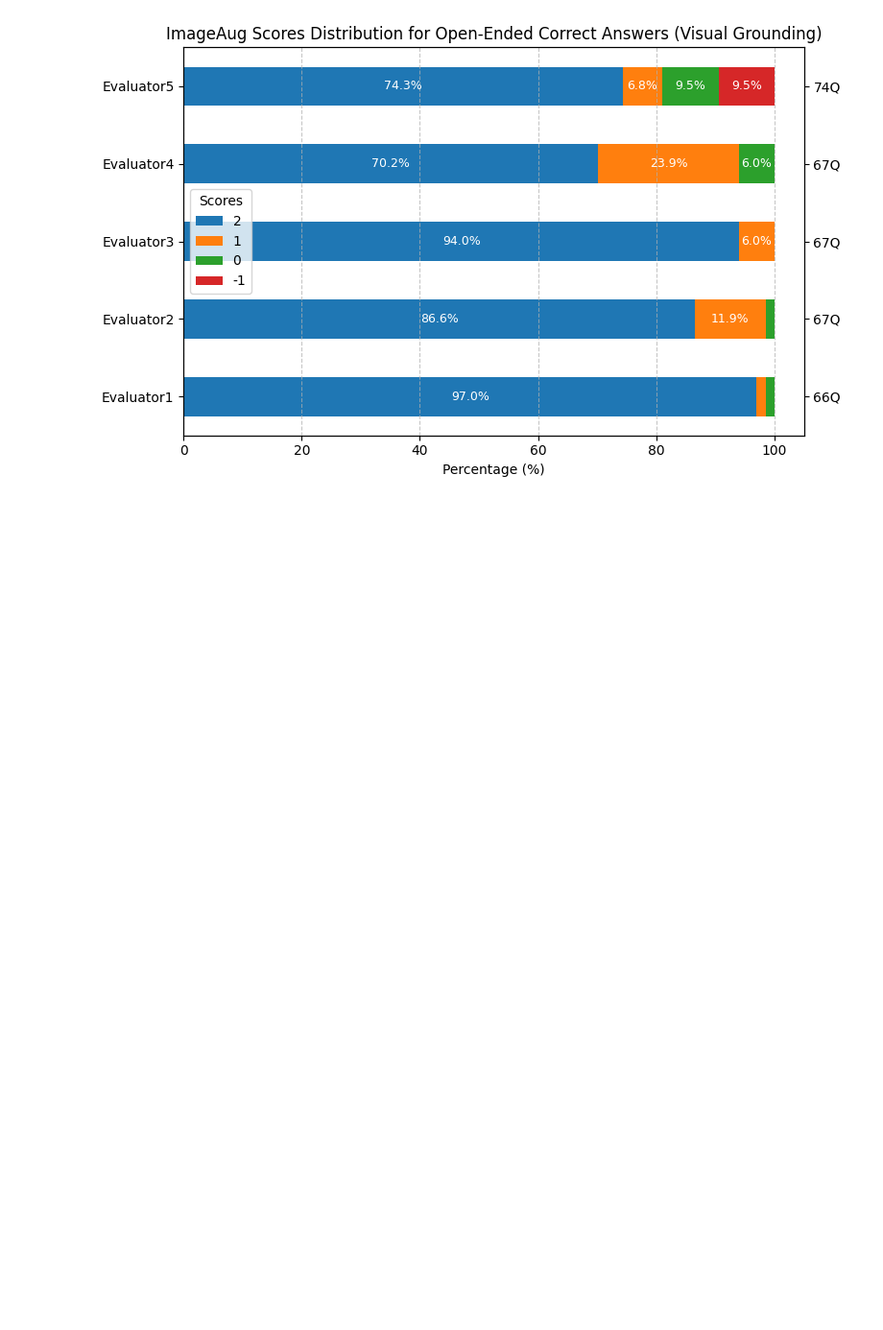
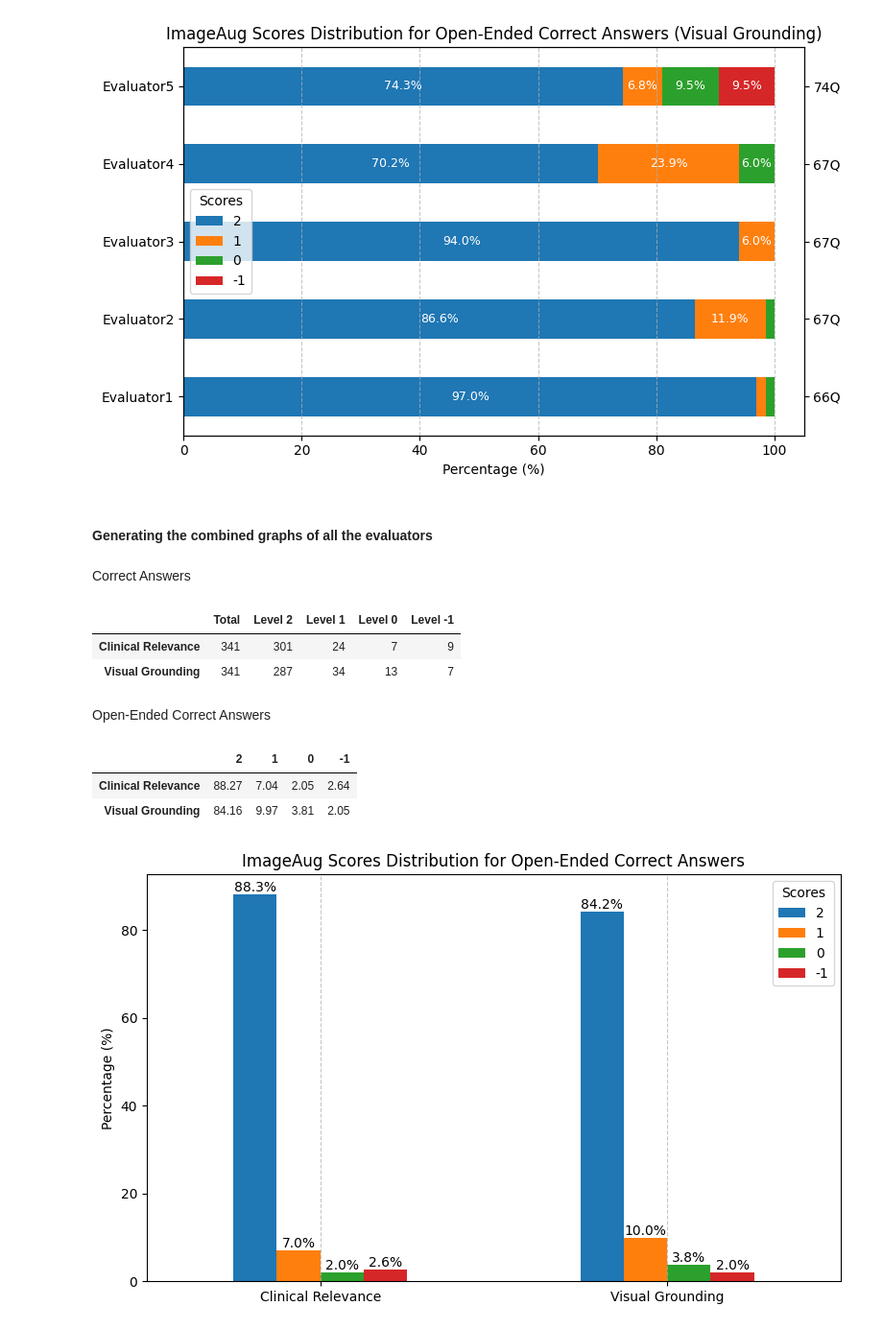
Before and after one commit to embedded-robotics/path-open-data, a Jupyter notebook: data_eval_analysis_scripts/pathopen_image_augmentation_eval_data_analysis_combined.ipynb, the cells around one changed output. Shown at 96% size. Saved outputs shown, nothing was run; the diff lists cells and outputs as text; code cells hidden in the pictures; blank space fills up the shorter version.

Commit message:
Added all the graphs

```diff
--- a/data_eval_analysis_scripts/pathopen_image_augmentation_eval_data_analysis_combined.ipynb
+++ b/data_eval_analysis_scripts/pathopen_image_augmentation_eval_data_analysis_combined.ipynb
@@ -111,3 +111,48 @@ plt.savefig(f'{output_data_path}/imageaug_open_ended_correct_answers_vis_groundi
 plt.show()
 # %% [output]
 [figure]
+# %% [markdown]
+#### Generating the combined graphs of all the evaluators
+# %% [markdown]
+Correct Answers
+# %%
+combined_correct_answers_eval_data = correct_answers_eval_data['evaluator1'] + correct_answers_eval_data['evaluator2'] + correct_answers_eval_data['evaluator3'] + correct_answers_eval_data['evaluator4'] + correct_answers_eval_data['evaluator5']
+combined_correct_answers_eval_data
+# %% [output]
+|  | Total | Level 2 | Level 1 | Level 0 | Level -1 |
+| Clinical Relevance | 341 | 301 | 24 | 7 | 9 |
+| Visual Grounding | 341 | 287 | 34 | 13 | 7 |
+# %% [markdown]
+Open-Ended Correct Answers
+# %%
+combined_correct_answers_eval_data_open_ended = combined_correct_answers_eval_data.copy()
+
+combined_correct_answers_eval_data_open_ended['Level 2'] = round((combined_correct_answers_eval_data_open_ended['Level 2']/combined_correct_answers_eval_data_open_ended['Total'])*100, 2)
+combined_correct_answers_eval_data_open_ended['Level 1'] = round((combined_correct_answers_eval_data_open_ended['Level 1']/combined_correct_answers_eval_data_open_ended['Total'])*100, 2)
+combined_correct_answers_eval_data_open_ended['Level 0'] = round((combined_correct_answers_eval_data_open_ended['Level 0']/combined_correct_answers_eval_data_open_ended['Total'])*100, 2)
+combined_correct_answers_eval_data_open_ended['Level -1'] = round((combined_correct_answers_eval_data_open_ended['Level -1']/combined_correct_answers_eval_data_open_ended['Total'])*100, 2)
+combined_correct_answers_eval_data_open_ended_total = combined_correct_answers_eval_data_open_ended['Total']
+combined_correct_answers_eval_data_open_ended = combined_correct_answers_eval_data_open_ended.drop(columns=['Total']).rename(columns={'Level 2': '2',
+                                                                                                                                        'Level 1': '1',
+                                                                                                                                        'Level 0': '0',
+                                                                                                                                        'Level -1': '-1'})
+
+combined_correct_answers_eval_data_open_ended
+# %% [output]
+|  | 2 | 1 | 0 | -1 |
+| Clinical Relevance | 88.27 | 7.04 | 2.05 | 2.64 |
+| Visual Grounding | 84.16 | 9.97 | 3.81 | 2.05 |
+# %%
+ax = combined_correct_answers_eval_data_open_ended.plot(kind='bar', figsize=(8, 5))
+for container in ax.containers:
+    ax.bar_label(container, fmt='%.1f%%', fontsize=10)
+ax.set_title('ImageAug Scores Distribution for Open-Ended Correct Answers')
+ax.set_ylabel('Percentage (%)')
+ax.grid(axis='x', linestyle='--', alpha=0.7)
+ax.legend(title='Scores', loc='best')
+plt.xticks(rotation=0)
+plt.tight_layout()
+plt.savefig(f'{output_data_path}/imageaug_open_ended_correct_answers_combined.png')
+plt.show()
+# %% [output]
+[figure, added]
```
Also changed, not shown: 10 other files.
